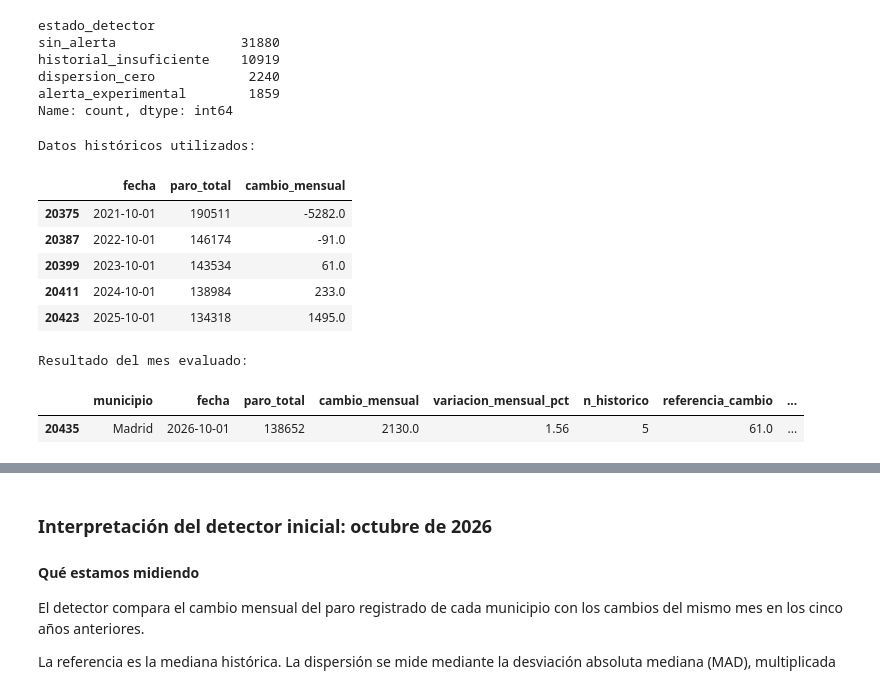
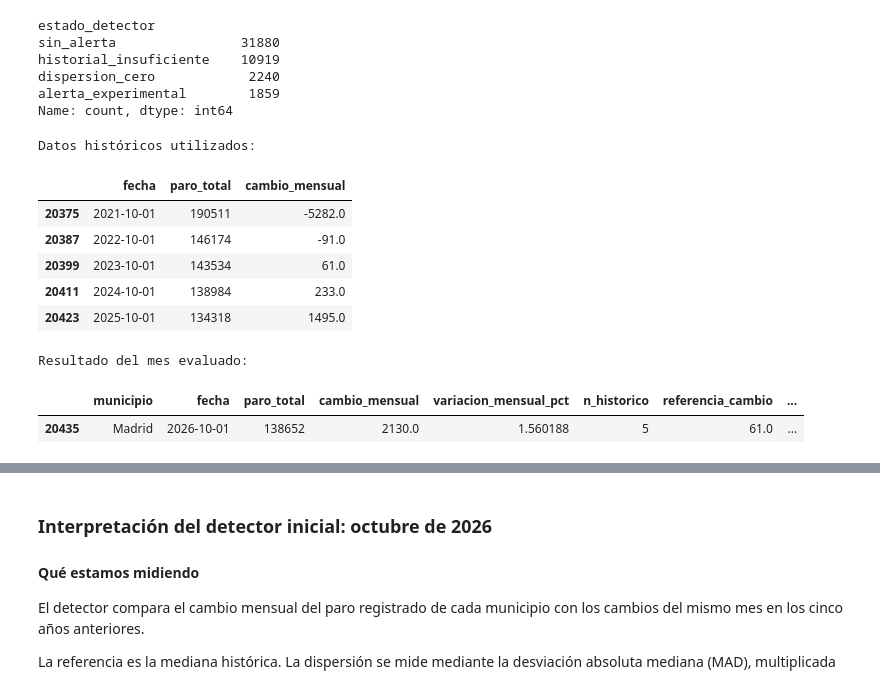
Before and after one commit to romanmen-dev/pulso-laboral-madrid, a Jupyter notebook: notebooks/02_detector_inicial.ipynb, the cells around one changed output, grey strips where cells are left out. Drawn from its saved outputs; the diff is of its cells as text; code cells hidden in the pictures.

```diff
--- a/notebooks/02_detector_inicial.ipynb
+++ b/notebooks/02_detector_inicial.ipynb
@@ -307,35 +307,35 @@ columnas_resultado = [
     "cambio_mensual",
     "variacion_mensual_pct",
     "n_historico",
     "referencia_cambio",
     "mad_cambio",
     "limite_superior",
     "puntuacion_robusta",
     "estado_detector",
 ]
 
 resultado_ejemplo = paro.loc[
     paro["municipio"].eq(MUNICIPIO)
     & paro["fecha"].eq(FECHA),
     columnas_resultado,
 ]
 
 print("Datos históricos utilizados:")
 display(historico_ejemplo)
 
 print("Resultado del mes evaluado:")
-display(resultado_ejemplo.round(3))
+display(resultado_ejemplo)
 # %% [output]
 Datos históricos utilizados:
 |  | fecha | paro_total | cambio_mensual |
 | 20375 | 2021-10-01 | 190511 | -5282.0 |
 | 20387 | 2022-10-01 | 146174 | -91.0 |
 | 20399 | 2023-10-01 | 143534 | 61.0 |
 | 20411 | 2024-10-01 | 138984 | 233.0 |
 | 20423 | 2025-10-01 | 134318 | 1495.0 |
 Resultado del mes evaluado:
 |  | municipio | fecha | paro_total | cambio_mensual | variacion_mensual_pct | n_historico | referencia_cambio | ... |
-| 20435 | Madrid | 2026-10-01 | 138652 | 2130.0 | 1.56 | 5 | 61.0 | ... |
+| 20435 | Madrid | 2026-10-01 | 138652 | 2130.0 | 1.560188 | 5 | 61.0 | ... |
 # %%
 ultima_fecha = paro["fecha"].max()
 
```
Also changed, not shown: parts of 1 cell of this notebook.
